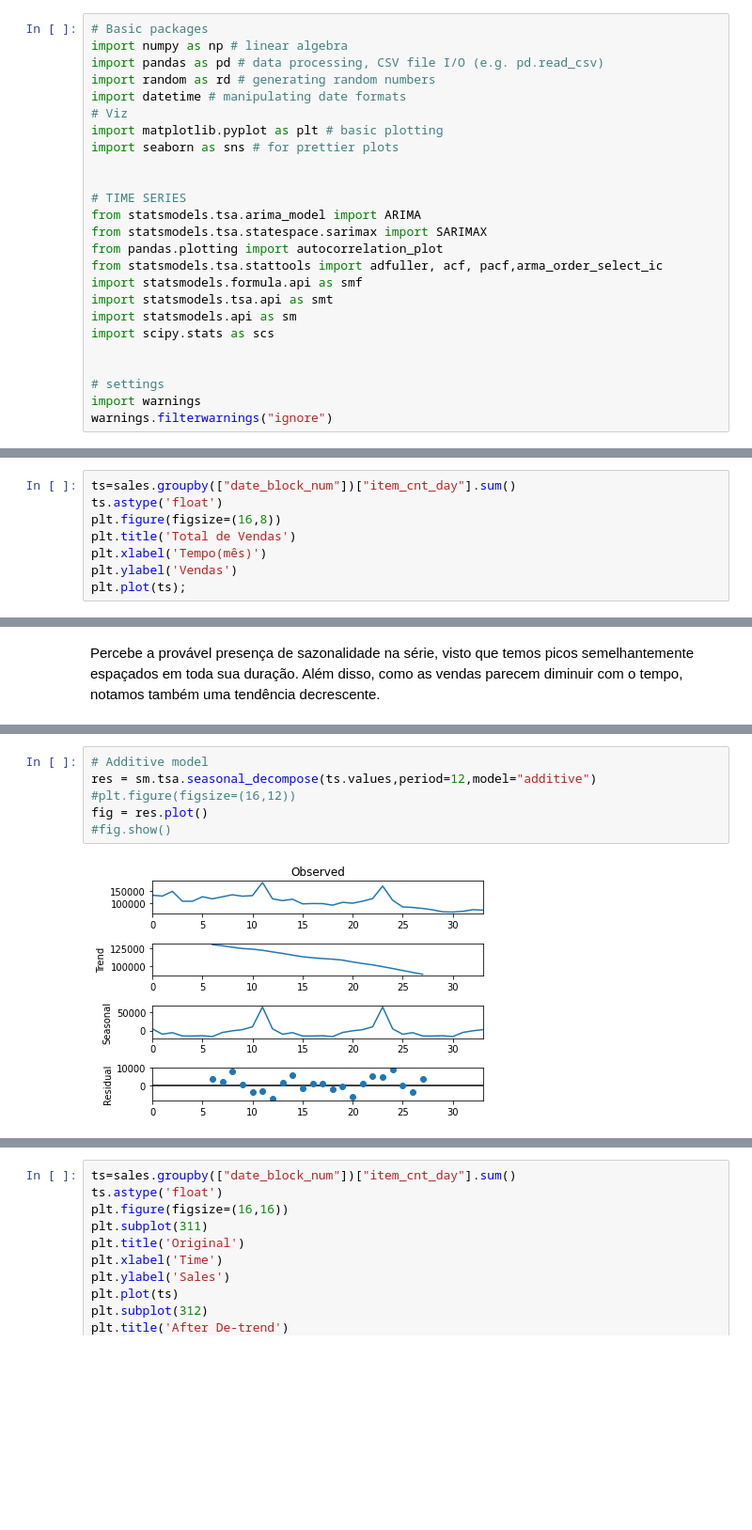
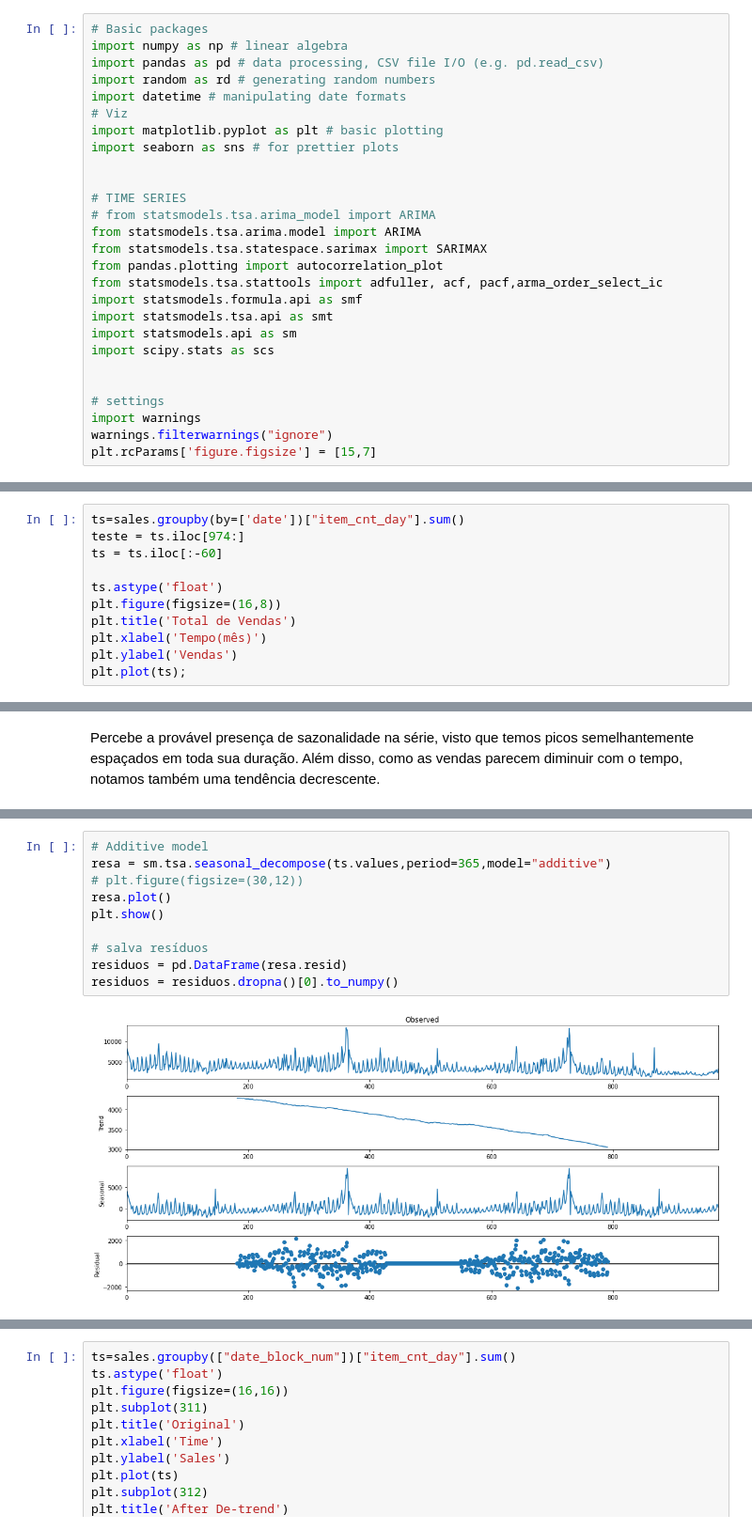
Before and after one commit to derSchmetterling/time_series, a Jupyter notebook: trabalho_ts.ipynb, the cells around one changed output, grey strips where cells are left out. Shown: that part at 94% size. Drawn from its saved outputs; the diff is of its cells as text; blank space fills up the shorter version.

```diff
--- a/trabalho_ts.ipynb
+++ b/trabalho_ts.ipynb
@@ -49,7 +49,8 @@ import seaborn as sns # for prettier plots
 
 
 # TIME SERIES
-from statsmodels.tsa.arima_model import ARIMA
+# from statsmodels.tsa.arima_model import ARIMA
+from statsmodels.tsa.arima.model import ARIMA
 from statsmodels.tsa.statespace.sarimax import SARIMAX
 from pandas.plotting import autocorrelation_plot
 from statsmodels.tsa.stattools import adfuller, acf, pacf,arma_order_select_ic
@@ -62,3 +63,4 @@ import scipy.stats as scs
 # settings
 import warnings
 warnings.filterwarnings("ignore")
+plt.rcParams['figure.figsize'] = [15,7]
@@ -177,7 +150,10 @@ First let's compute the total sales per month and plot that data.
 # %% [markdown]
 Queremos construir um modelo capaz de predizer o total de vendas por mês de toda a companhia.
 # %%
-ts=sales.groupby(["date_block_num"])["item_cnt_day"].sum()
+ts=sales.groupby(by=['date'])["item_cnt_day"].sum()
+teste = ts.iloc[974:]
+ts = ts.iloc[:-60]
+
 ts.astype('float')
 plt.figure(figsize=(16,8))
 plt.title('Total de Vendas')
@@ -226,8 +184,12 @@ fig = res.plot()
 # %%
 # Additive model
-res = sm.tsa.seasonal_decompose(ts.values,period=12,model="additive")
-#plt.figure(figsize=(16,12))
-fig = res.plot()
-#fig.show()
+resa = sm.tsa.seasonal_decompose(ts.values,period=365,model="additive")
+# plt.figure(figsize=(30,12))
+resa.plot()
+plt.show()
+
+# salva resíduos
+residuos = pd.DataFrame(resa.resid)
+residuos = residuos.dropna()[0].to_numpy()
 # %% [output]
-[figure, old version]
+[figure, new version]
```
Also changed, not shown: parts of 56 cells of this notebook, 1 other file.
